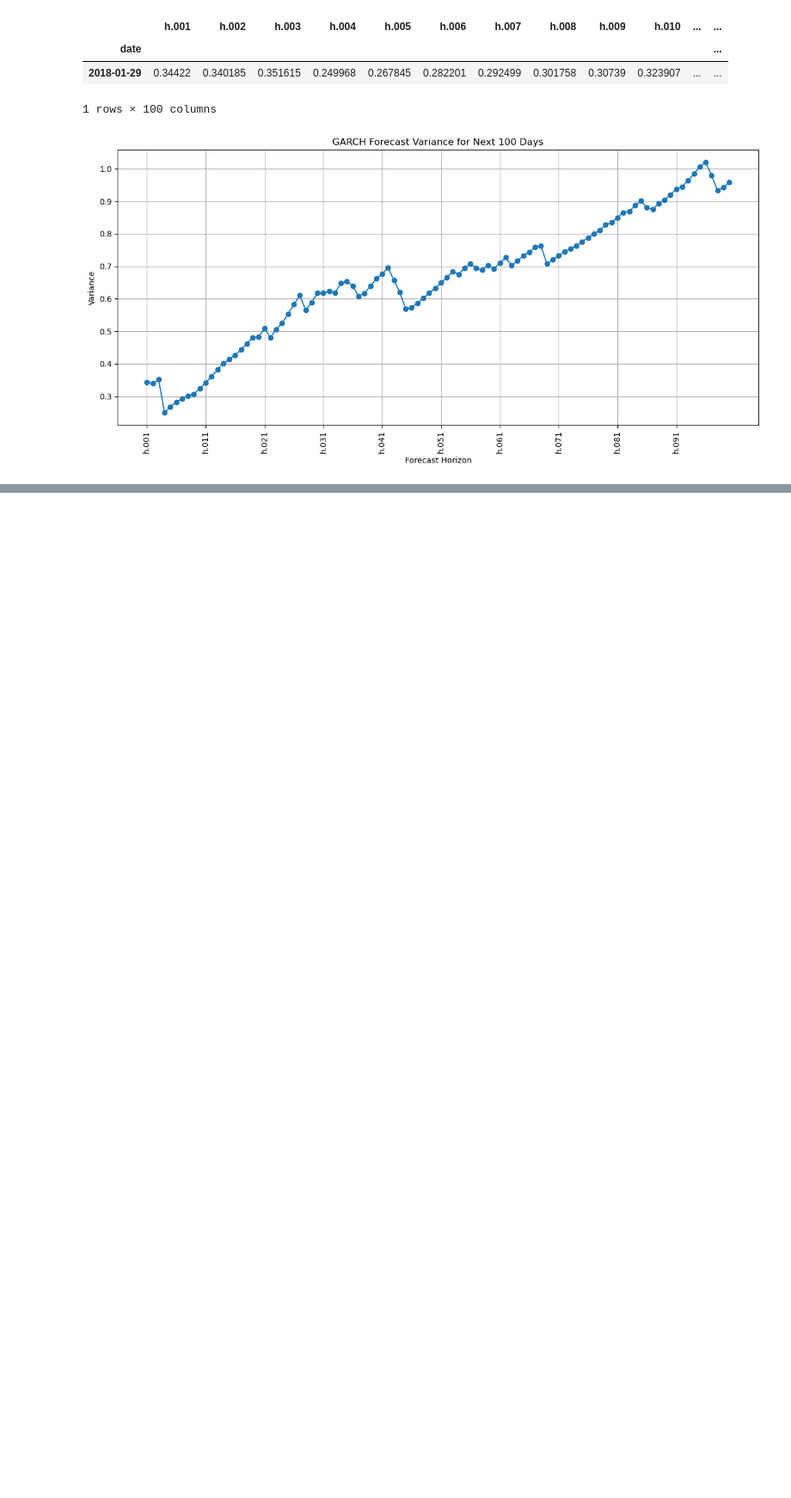
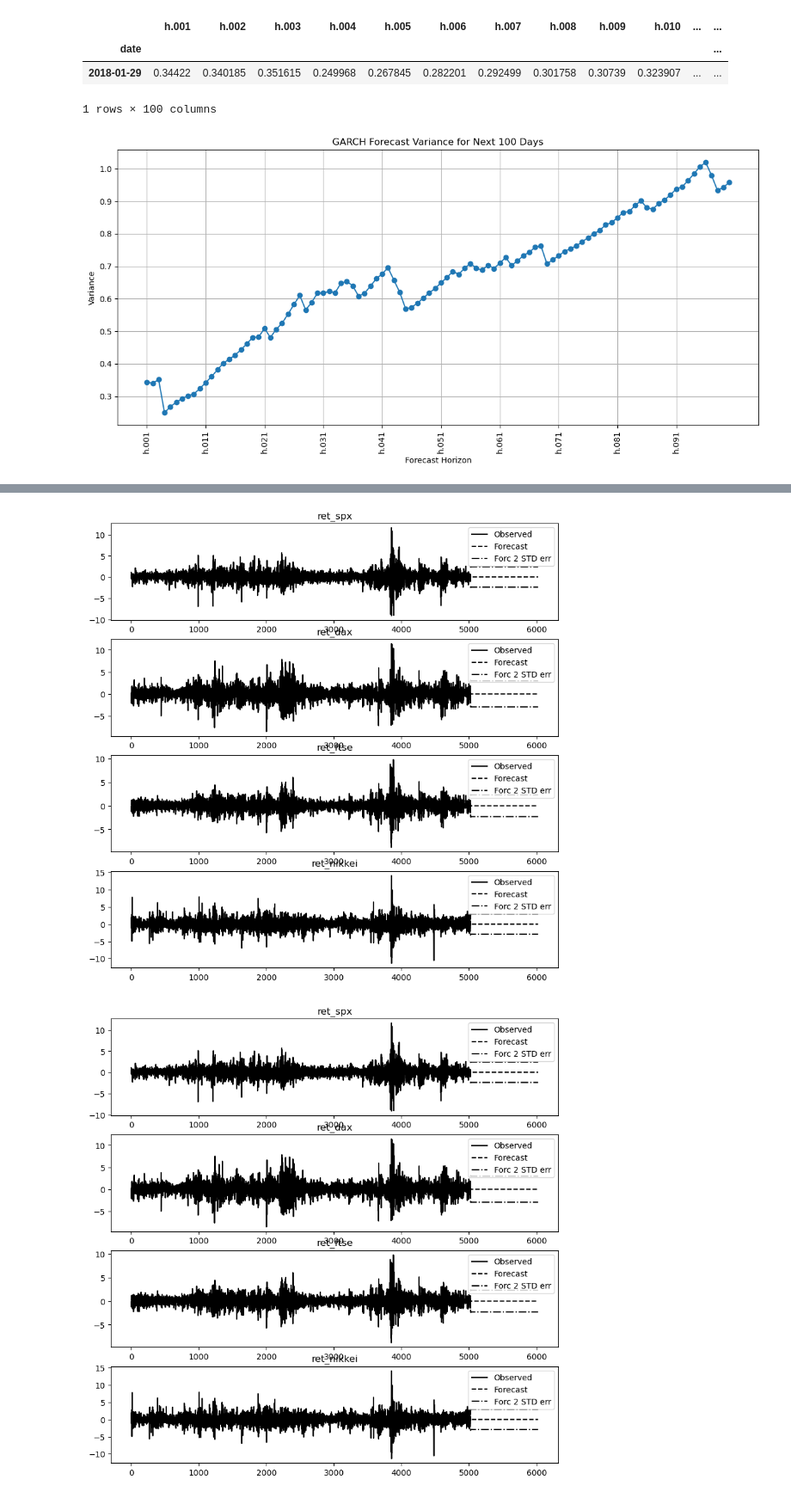
Before and after one commit to niranjan-kamal/time_series_models, a Jupyter notebook: Volatility_models_&_multivariate_regression.ipynb, the cells around one changed output, grey strips where cells are left out. Shown at 86% size. Drawn from its saved outputs; the diff is of its cells as text; code cells hidden in the pictures; blank space fills up the shorter version.

```diff
--- a/Volatility_models_&_multivariate_regression.ipynb
+++ b/Volatility_models_&_multivariate_regression.ipynb
@@ -620,0 +684,5 @@ plt.show()
+# %%
+results_var_ret.plot_forecast(1000)
+# %% [output]
+[figure, added]
+[figure, added]
```
Also changed, not shown: parts of 17 cells of this notebook, 1 other file.
